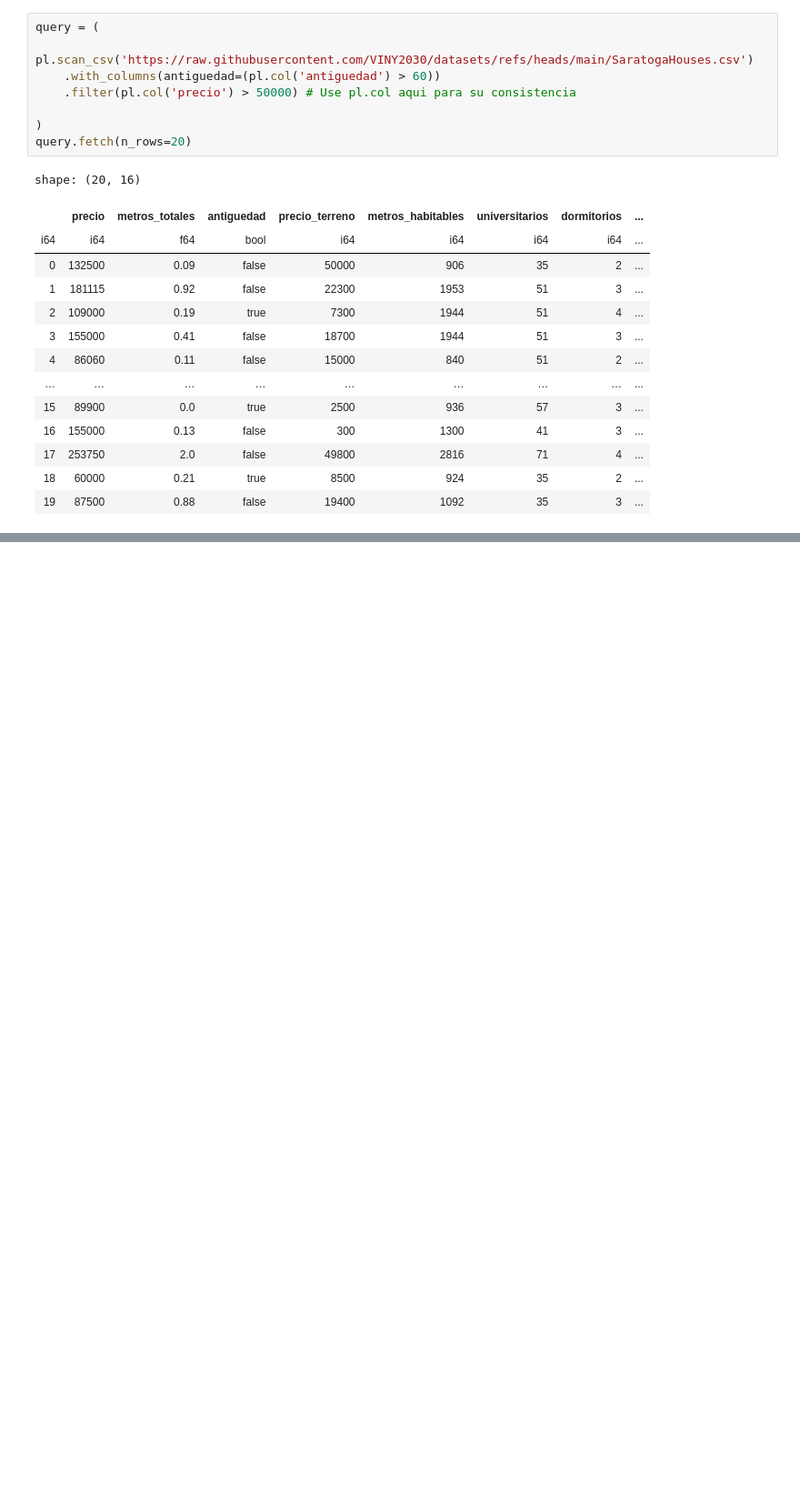
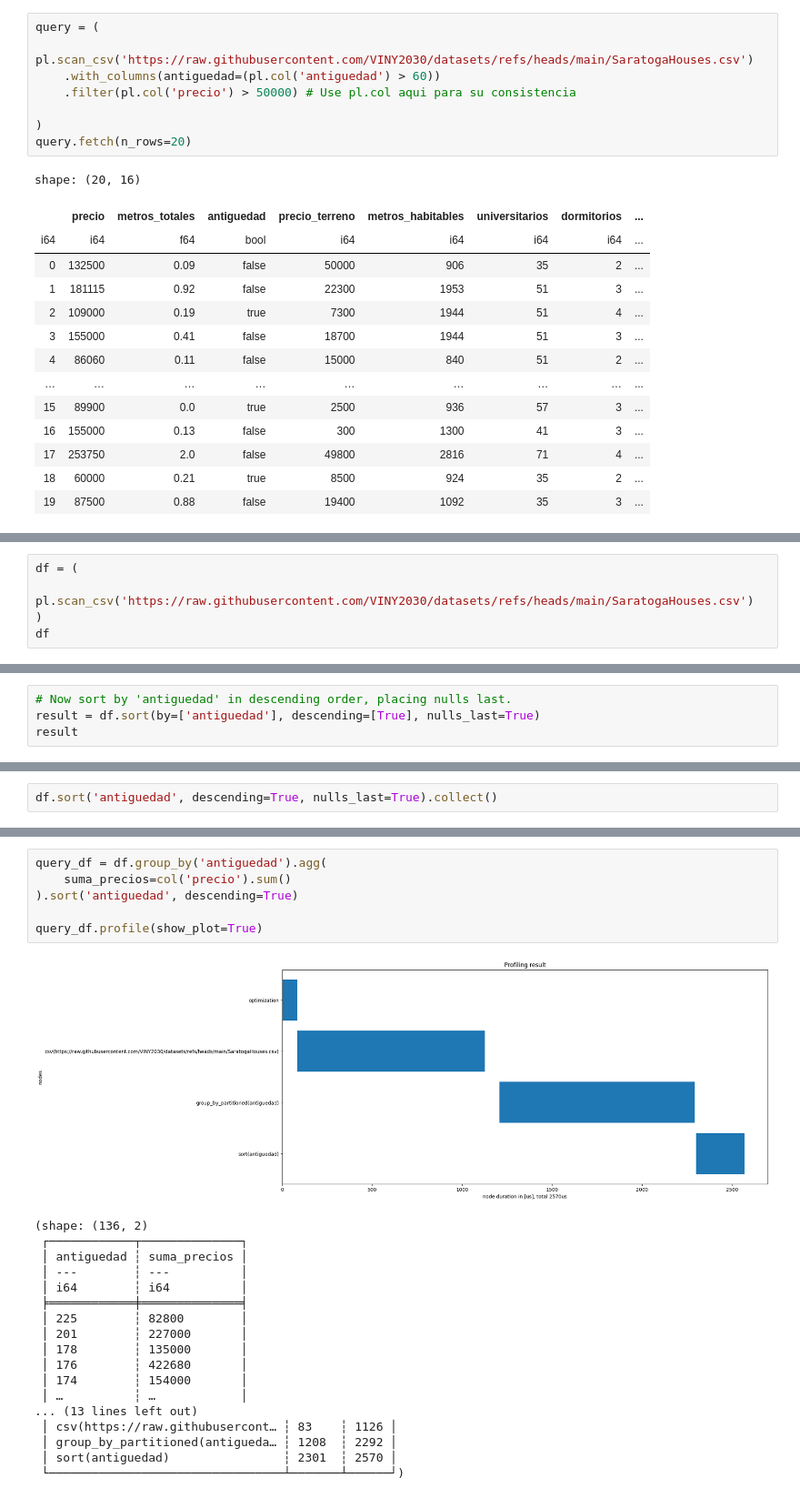
Before and after one commit to Viny2030/colabs, a Jupyter notebook: Lazy_Frames.ipynb, the cells around one changed output, grey strips where cells are left out. Shown at 91% size. Saved outputs shown, nothing was run; the diff lists cells and outputs as text; blank space fills up the shorter version.

```diff
--- a/Lazy_Frames.ipynb
+++ b/Lazy_Frames.ipynb
@@ -491,0 +528,5 @@ shape: (20, 16)
+# %%
+df = (
+    pl.scan_csv('https://raw.githubusercontent.com/VINY2030/datasets/refs/heads/main/SaratogaHouses.csv')
+)
+df
@@ -491,0 +803,4 @@ shape: (20, 16)
+# %%
+# Now sort by 'antiguedad' in descending order, placing nulls last.
+result = df.sort(by=['antiguedad'], descending=[True], nulls_last=True)
+result
@@ -491,0 +928,2 @@ shape: (20, 16)
+# %%
+df.sort('antiguedad', descending=True, nulls_last=True).collect()
@@ -491,0 +1175,25 @@ shape: (20, 16)
+# %%
+query_df = df.group_by('antiguedad').agg(
+    suma_precios=col('precio').sum()
+).sort('antiguedad', descending=True)
+
+query_df.profile(show_plot=True)
+# %% [output]
+[figure, added]
+(shape: (136, 2)
+ ┌────────────┬──────────────┐
+ │ antiguedad ┆ suma_precios │
+ │ ---        ┆ ---          │
+ │ i64        ┆ i64          │
+ ╞════════════╪══════════════╡
+ │ 225        ┆ 82800        │
+ │ 201        ┆ 227000       │
+ │ 178        ┆ 135000       │
+ │ 176        ┆ 422680       │
+ │ 174        ┆ 154000       │
+ │ …          ┆ …            │
+... (13 lines left out)
+ │ csv(https://raw.githubusercont… ┆ 83    ┆ 1126 │
+ │ group_by_partitioned(antigueda… ┆ 1208  ┆ 2292 │
+ │ sort(antiguedad)                ┆ 2301  ┆ 2570 │
+ └─────────────────────────────────┴───────┴──────┘)
```
Also changed, not shown: parts of 73 cells of this notebook.
